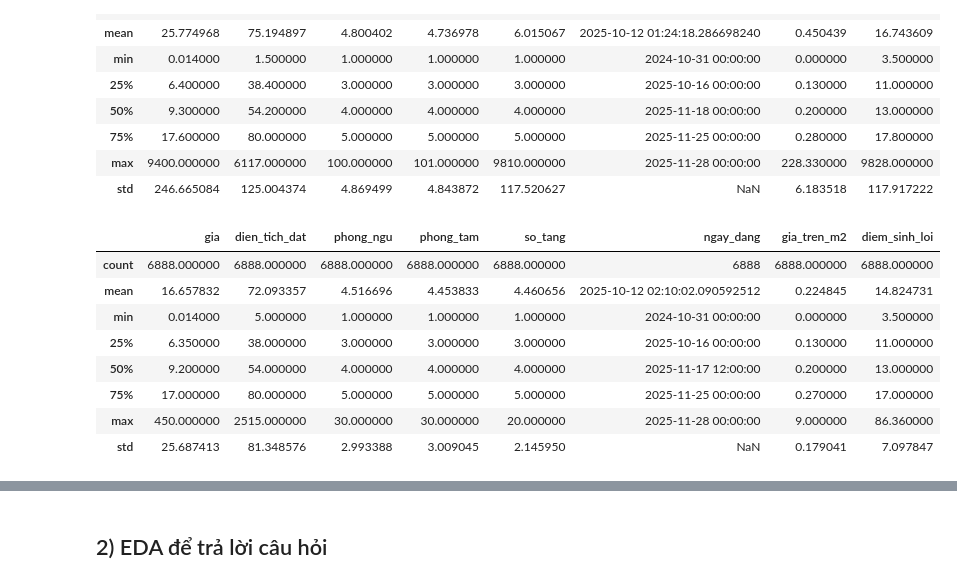
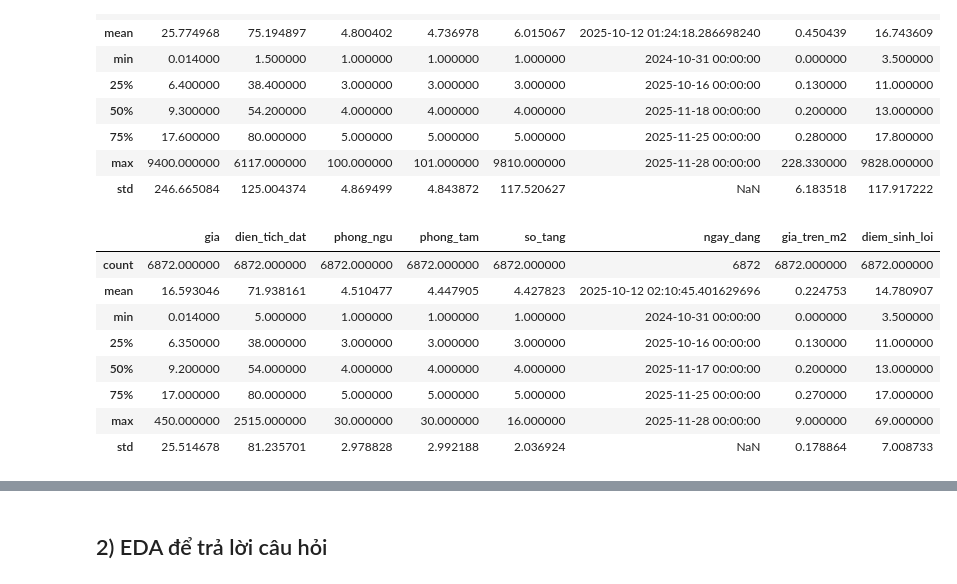
Before and after one commit to Thuongcdv123/Project-Intro-DS, a Jupyter notebook: eda/eda.ipynb, the cells around one changed output, grey strips where cells are left out. Cells and saved outputs as stored; diff of their text form; code cells hidden in the pictures.

```diff
--- a/eda/eda.ipynb
+++ b/eda/eda.ipynb
@@ -98,16 +100,16 @@ df.describe()
 | std | 246.665084 | 125.004374 | 4.869499 | 4.843872 | 117.520627 | NaN | 6.183518 | 117.917222 |
 # %%
 # Xử lí outlier dựa theo cảm quan và quan sát thủ công dữ liệu
-cf = df[(df['gia'] <=500) & (df['so_tang'] <= 20) & (df['phong_ngu'] <= 30) & (df['phong_tam'] <= 30) & (df['dien_tich_dat'] <= 3000)]
+df = df[(df['gia'] <=500) & (df['so_tang'] <= 16) & (df['phong_ngu'] <= 30) & (df['phong_tam'] <= 30) & (df['dien_tich_dat'] <= 3000)]
 
-cf.describe()
+df.describe()
 # %% [output]
 |  | gia | dien_tich_dat | phong_ngu | phong_tam | so_tang | ngay_dang | gia_tren_m2 | diem_sinh_loi |
-| count | 6888.000000 | 6888.000000 | 6888.000000 | 6888.000000 | 6888.000000 | 6888 | 6888.000000 | 6888.000000 |
-| mean | 16.657832 | 72.093357 | 4.516696 | 4.453833 | 4.460656 | 2025-10-12 02:10:02.090592512 | 0.224845 | 14.824731 |
+| count | 6872.000000 | 6872.000000 | 6872.000000 | 6872.000000 | 6872.000000 | 6872 | 6872.000000 | 6872.000000 |
+| mean | 16.593046 | 71.938161 | 4.510477 | 4.447905 | 4.427823 | 2025-10-12 02:10:45.401629696 | 0.224753 | 14.780907 |
 | min | 0.014000 | 5.000000 | 1.000000 | 1.000000 | 1.000000 | 2024-10-31 00:00:00 | 0.000000 | 3.500000 |
 | 25% | 6.350000 | 38.000000 | 3.000000 | 3.000000 | 3.000000 | 2025-10-16 00:00:00 | 0.130000 | 11.000000 |
-| 50% | 9.200000 | 54.000000 | 4.000000 | 4.000000 | 4.000000 | 2025-11-17 12:00:00 | 0.200000 | 13.000000 |
+| 50% | 9.200000 | 54.000000 | 4.000000 | 4.000000 | 4.000000 | 2025-11-17 00:00:00 | 0.200000 | 13.000000 |
 | 75% | 17.000000 | 80.000000 | 5.000000 | 5.000000 | 5.000000 | 2025-11-25 00:00:00 | 0.270000 | 17.000000 |
-| max | 450.000000 | 2515.000000 | 30.000000 | 30.000000 | 20.000000 | 2025-11-28 00:00:00 | 9.000000 | 86.360000 |
-| std | 25.687413 | 81.348576 | 2.993388 | 3.009045 | 2.145950 | NaN | 0.179041 | 7.097847 |
+| max | 450.000000 | 2515.000000 | 30.000000 | 30.000000 | 16.000000 | 2025-11-28 00:00:00 | 9.000000 | 69.000000 |
+| std | 25.514678 | 81.235701 | 2.978828 | 2.992188 | 2.036924 | NaN | 0.178864 | 7.008733 |
```
Also changed, not shown: parts of 6 cells of this notebook.
